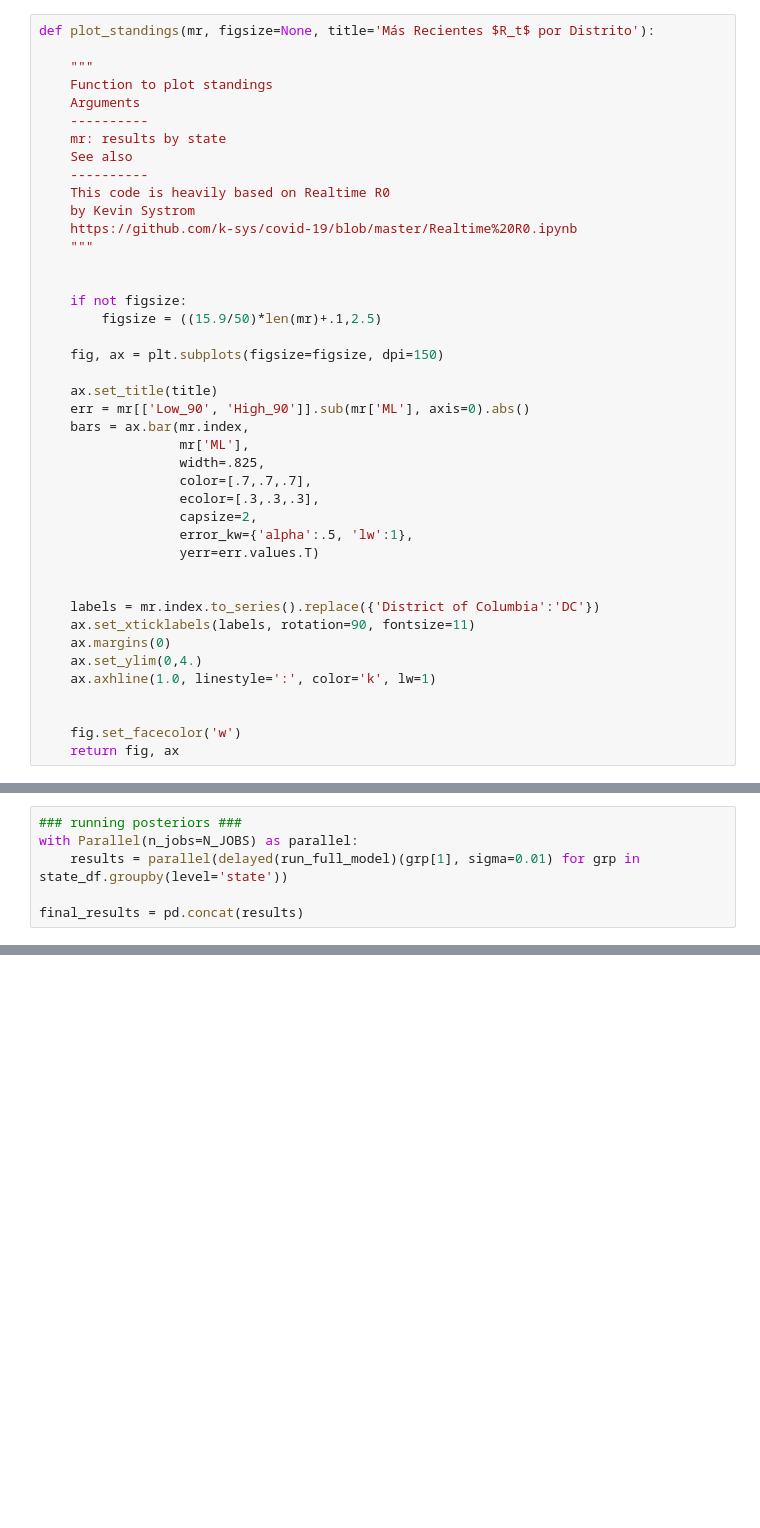
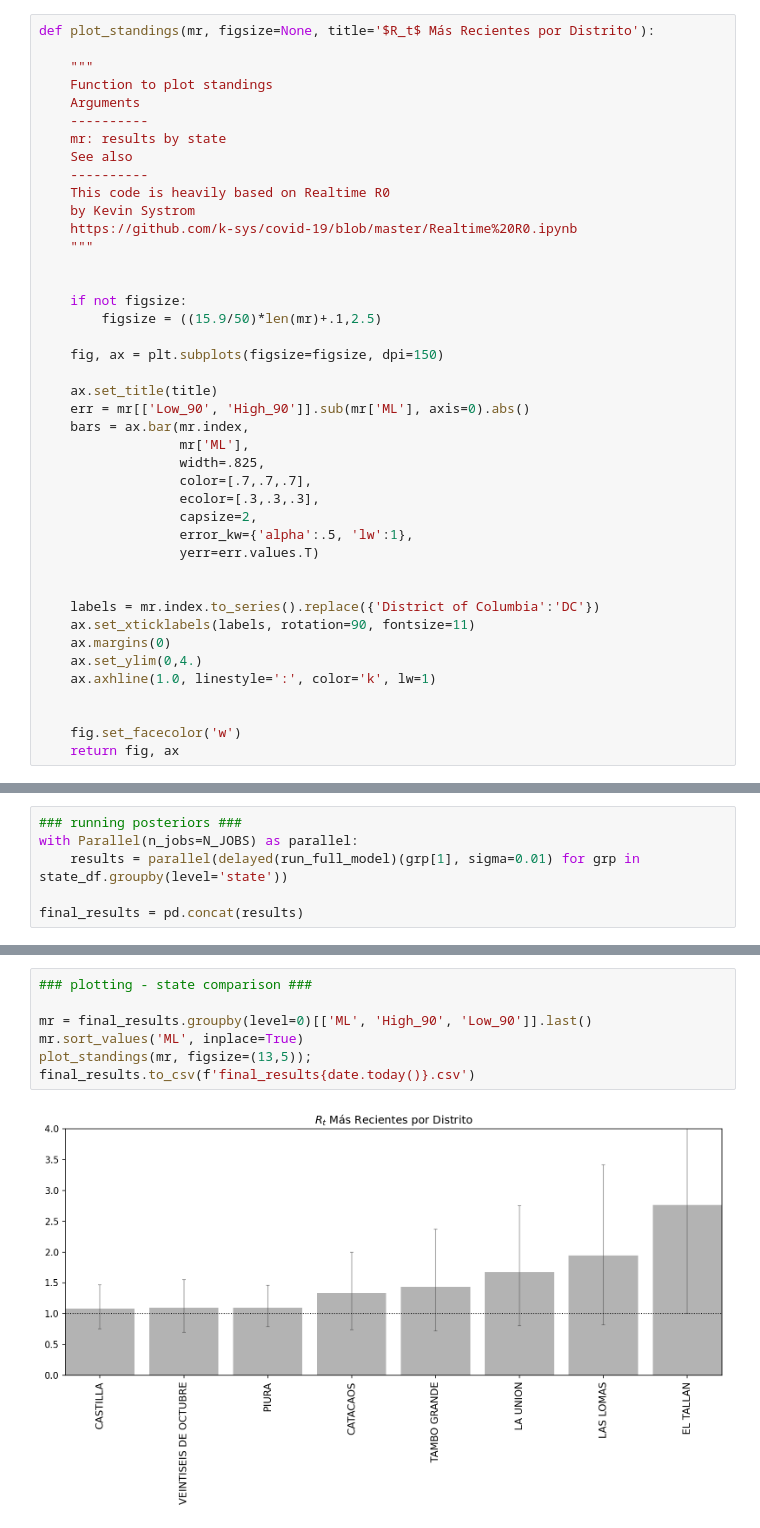
Before and after one commit to developerpe/calculo_r_0_python_piura, a Jupyter notebook: Calculo de R_0 en Piura.ipynb, the cells around one changed output, grey strips where cells are left out. Saved outputs shown, nothing was run; the diff lists cells and outputs as text; blank space fills up the shorter version.

```diff
--- a/Calculo de R_0 en Piura.ipynb
+++ b/Calculo de R_0 en Piura.ipynb
@@ -377,7 +377,7 @@ def plot_rt(result, ax, state_name):
     ax.set_ylim(0.0, 5.0)
     ax.set_xlim(pd.Timestamp('2020-03-10'), result.index.get_level_values('date')[-1]+pd.Timedelta(days=1))
 # %%
-def plot_standings(mr, figsize=None, title='Más Recientes $R_t$ por Distrito'):
+def plot_standings(mr, figsize=None, title='$R_t$ Más Recientes por Distrito'):
 
     """
     Function to plot standings
@@ -480,0 +479,9 @@ final_results.to_csv(f'final_results{date.today()}.csv')
+# %%
+### plotting - state comparison ###
+
+mr = final_results.groupby(level=0)[['ML', 'High_90', 'Low_90']].last()
+mr.sort_values('ML', inplace=True)
+plot_standings(mr, figsize=(13,5));
+final_results.to_csv(f'final_results{date.today()}.csv')
+# %% [output]
+[figure, added]
```
Also changed, not shown: parts of 1 cell of this notebook.
